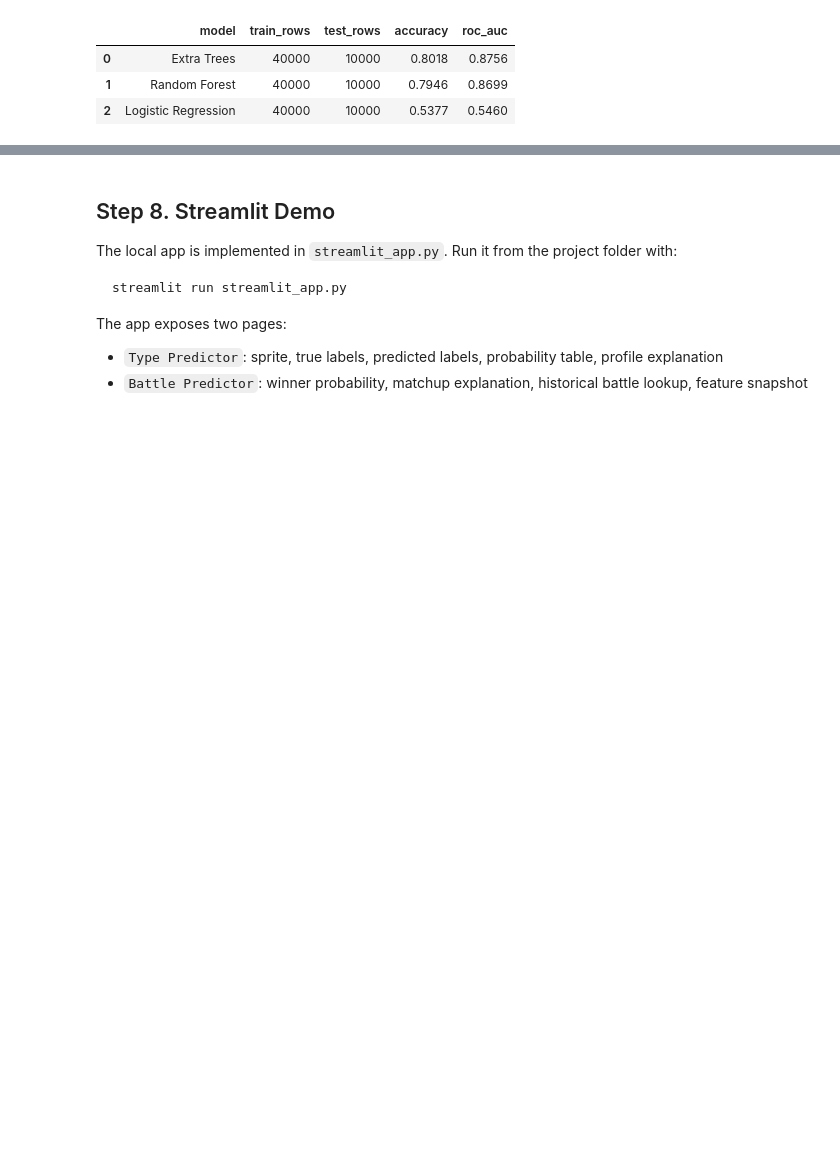
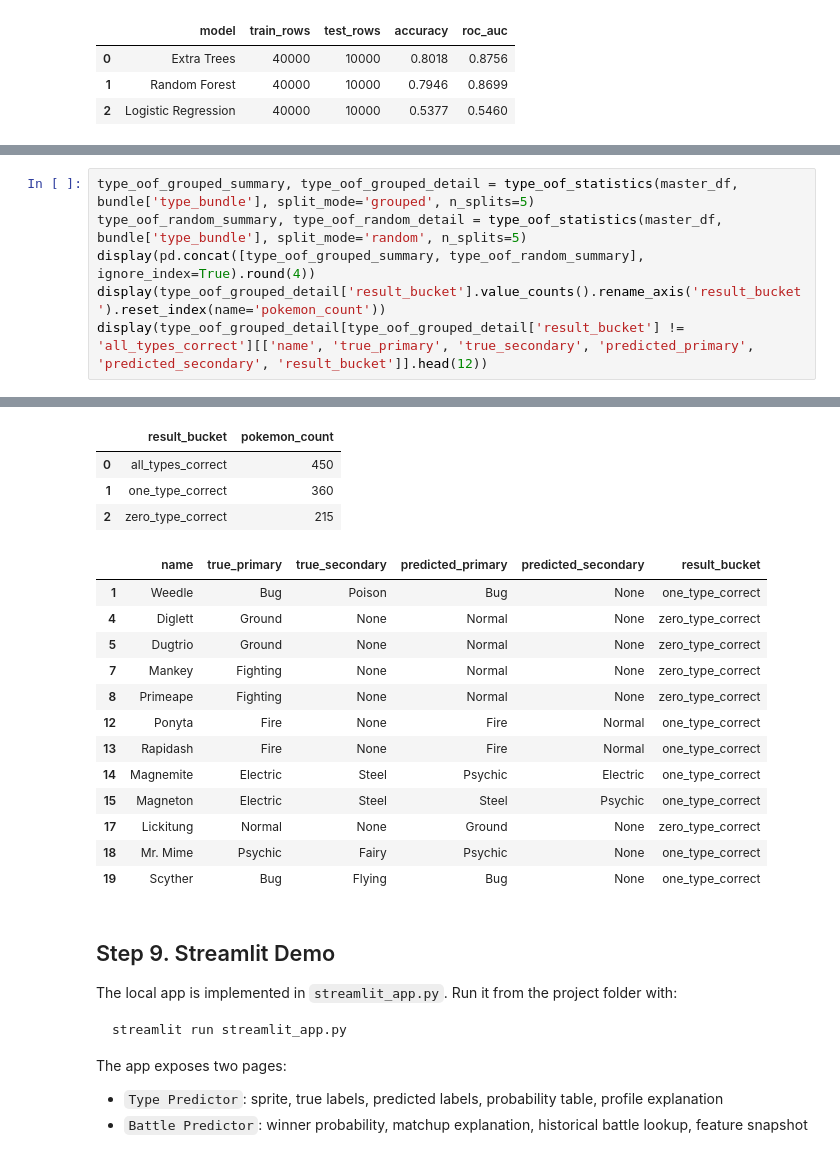
Before and after one commit to FlalaGoGoGo/pokemon-ml-analysis, a Jupyter notebook: Pokemon_Project_Rebuild_Streamlit.ipynb, the cells around one changed output, grey strips where cells are left out. Drawn from its saved outputs; the diff is of its cells as text; blank space fills up the shorter version.

Commit message:
Add type OOF statistics and benchmark markers

```diff
--- a/Pokemon_Project_Rebuild_Streamlit.ipynb
+++ b/Pokemon_Project_Rebuild_Streamlit.ipynb
@@ -224,0 +243,7 @@ display(tables['battle_grouped'][['model', 'train_rows', 'test_rows', 'accuracy'
+# %%
+type_oof_grouped_summary, type_oof_grouped_detail = type_oof_statistics(master_df, bundle['type_bundle'], split_mode='grouped', n_splits=5)
+type_oof_random_summary, type_oof_random_detail = type_oof_statistics(master_df, bundle['type_bundle'], split_mode='random', n_splits=5)
+display(pd.concat([type_oof_grouped_summary, type_oof_random_summary], ignore_index=True).round(4))
+display(type_oof_grouped_detail['result_bucket'].value_counts().rename_axis('result_bucket').reset_index(name='pokemon_count'))
+display(type_oof_grouped_detail[type_oof_grouped_detail['result_bucket'] != 'all_types_correct'][['name', 'true_primary', 'true_secondary', 'predicted_primary', 'predicted_secondary', 'result_bucket']].head(12))
+# %% [output]
@@ -225,5 +253,22 @@ display(tables['battle_grouped'][['model', 'train_rows', 'test_rows', 'accuracy'
+|  | result_bucket | pokemon_count |
+| 0 | all_types_correct | 450 |
+| 1 | one_type_correct | 360 |
+| 2 | zero_type_correct | 215 |
+|  | name | true_primary | true_secondary | predicted_primary | predicted_secondary | result_bucket |
+| 1 | Weedle | Bug | Poison | Bug | None | one_type_correct |
+| 4 | Diglett | Ground | None | Normal | None | zero_type_correct |
+| 5 | Dugtrio | Ground | None | Normal | None | zero_type_correct |
+| 7 | Mankey | Fighting | None | Normal | None | zero_type_correct |
+| 8 | Primeape | Fighting | None | Normal | None | zero_type_correct |
+| 12 | Ponyta | Fire | None | Fire | Normal | one_type_correct |
+| 13 | Rapidash | Fire | None | Fire | Normal | one_type_correct |
+| 14 | Magnemite | Electric | Steel | Psychic | Electric | one_type_correct |
+| 15 | Magneton | Electric | Steel | Steel | Psychic | one_type_correct |
+| 17 | Lickitung | Normal | None | Ground | None | zero_type_correct |
+| 18 | Mr. Mime | Psychic | Fairy | Psychic | None | one_type_correct |
+| 19 | Scyther | Bug | Flying | Bug | None | one_type_correct |
 # %% [markdown]
-## Step 8. Streamlit Demo
+## Step 9. Streamlit Demo
 
 The local app is implemented in `streamlit_app.py`. Run it from the project folder with:
 
```
Also changed, not shown: parts of 4 cells of this notebook, 2 other files.
